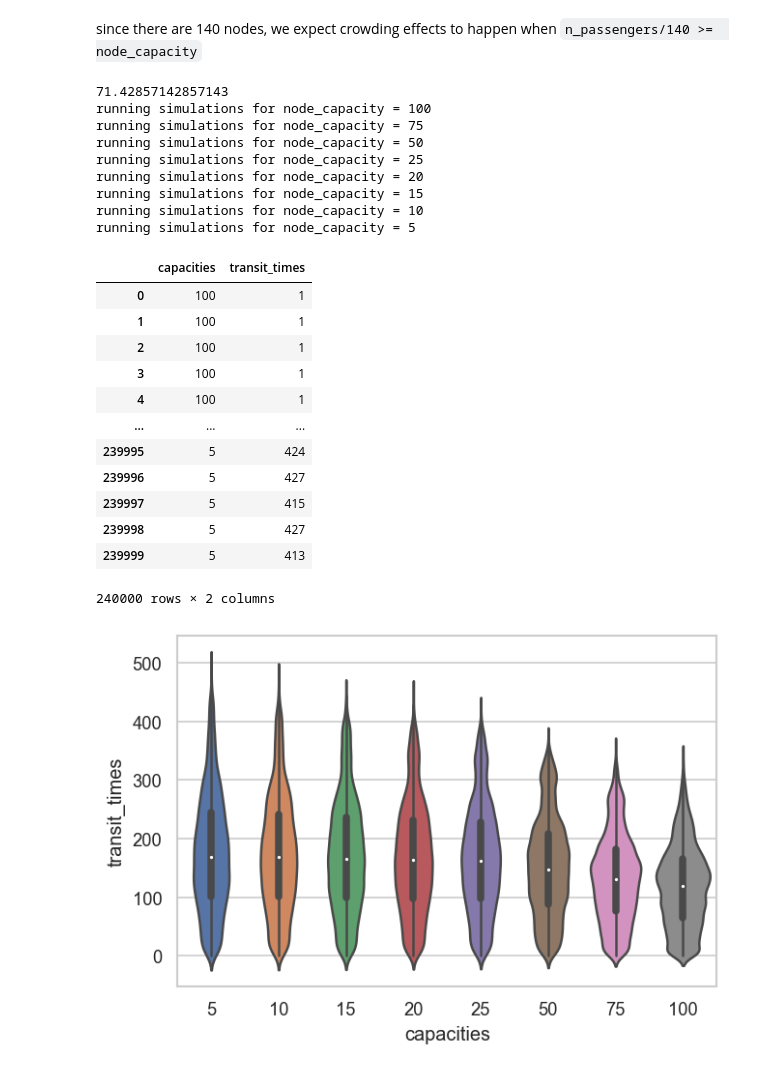
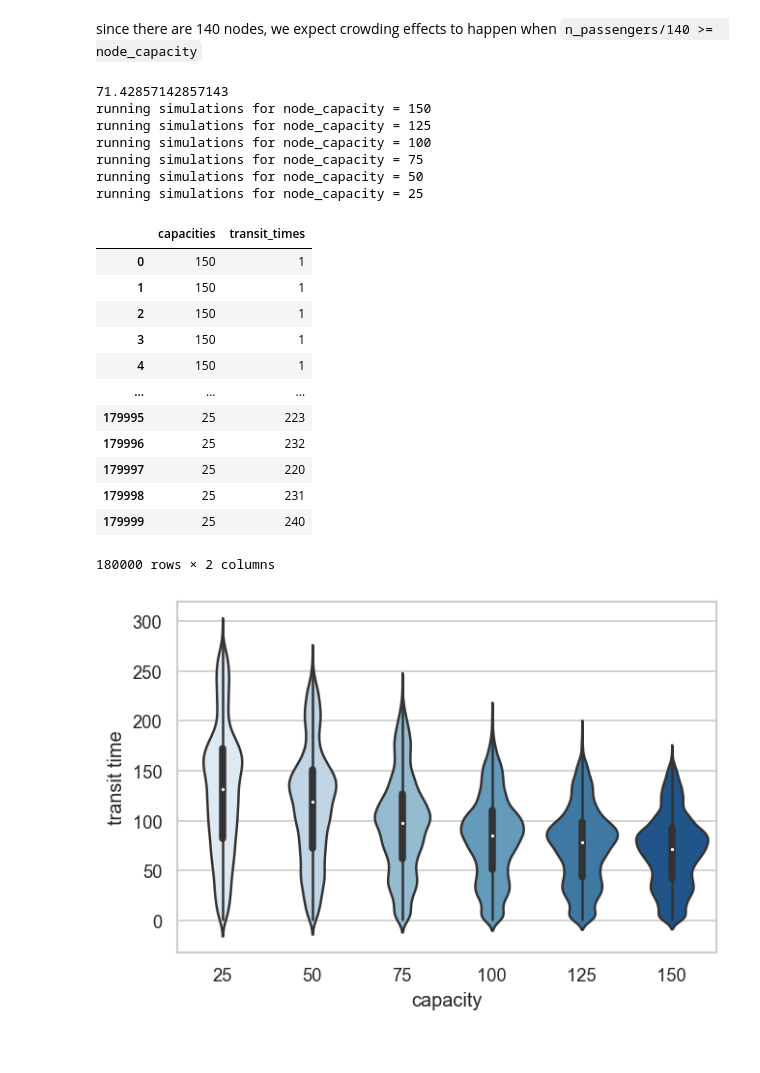
Before and after one commit to atravitz/transit_models, a Jupyter notebook: 3.1-station_capacity.ipynb, the cells around one changed output. Drawn from its saved outputs; the diff is of its cells as text; code cells hidden in the pictures.

```diff
--- a/3.1-station_capacity.ipynb
+++ b/3.1-station_capacity.ipynb
@@ -4,6 +4,9 @@ import numpy as np
 import matplotlib.pyplot as plt
 import random
 import pandas as pd
+import seaborn as sns
+import pandas as pd
+sns.set_context('paper')
 # %%
 g, passengers = tm.initialize(n_passengers=100, node_capacity=1000)
 # %%
@@ -14,7 +17,7 @@ g, passengers = tm.initialize(n_passengers=100, node_capacity=1000)
 since there are 140 nodes, we expect crowding effects to happen when `n_passengers/140 >=  node_capacity`
 # %%
 n_passengers = 10000
-node_cap_range = [100, 75, 50, 25, 20, 15, 10, 5]
+node_cap_range = [150, 125, 100, 75, 50, 25]
 
 replicates = 3
 max_steps = 1e3
@@ -39,14 +42,12 @@ for n in node_cap_range:
             print(f'simulation with capacity of {n} is has only {len(temp_transit_times)}/{n_passengers} completed')
 # %% [output]
 71.42857142857143
+running simulations for node_capacity = 150
+running simulations for node_capacity = 125
 running simulations for node_capacity = 100
 running simulations for node_capacity = 75
 running simulations for node_capacity = 50
 running simulations for node_capacity = 25
-running simulations for node_capacity = 20
-running simulations for node_capacity = 15
-running simulations for node_capacity = 10
-running simulations for node_capacity = 5
 # %%
 capacity_dict = {'capacities':capacities, 'transit_times':transit_times}
 
@@ -54,24 +55,26 @@ data = pd.DataFrame.from_dict(capacity_dict)
 data
 # %% [output]
 |  | capacities | transit_times |
-| 0 | 100 | 1 |
-| 1 | 100 | 1 |
-| 2 | 100 | 1 |
-| 3 | 100 | 1 |
-| 4 | 100 | 1 |
+| 0 | 150 | 1 |
+| 1 | 150 | 1 |
+| 2 | 150 | 1 |
+| 3 | 150 | 1 |
+| 4 | 150 | 1 |
 | ... | ... | ... |
-| 239995 | 5 | 424 |
-| 239996 | 5 | 427 |
-| 239997 | 5 | 415 |
-| 239998 | 5 | 427 |
-| 239999 | 5 | 413 |
+| 179995 | 25 | 223 |
+| 179996 | 25 | 232 |
+| 179997 | 25 | 220 |
+| 179998 | 25 | 231 |
+| 179999 | 25 | 240 |
-240000 rows × 2 columns
+180000 rows × 2 columns
 # %%
 import seaborn as sns
 import pandas as pd
 sns.set(style="whitegrid")
 plt.figure(dpi=120)
-sns.violinplot(x='capacities', y='transit_times', data=data, alpha=0.5, saturation=0.8)
+sns.violinplot(x='capacities', y='transit_times', data=data, alpha=0.3, saturation=0.7, palette='Blues')
+plt.xlabel('capacity')
+plt.ylabel('transit time')
 plt.show()
 # %% [output]
-[figure, old version]
+[figure, new version]
```
Also changed, not shown: parts of 1 cell of this notebook, 4 other files.
